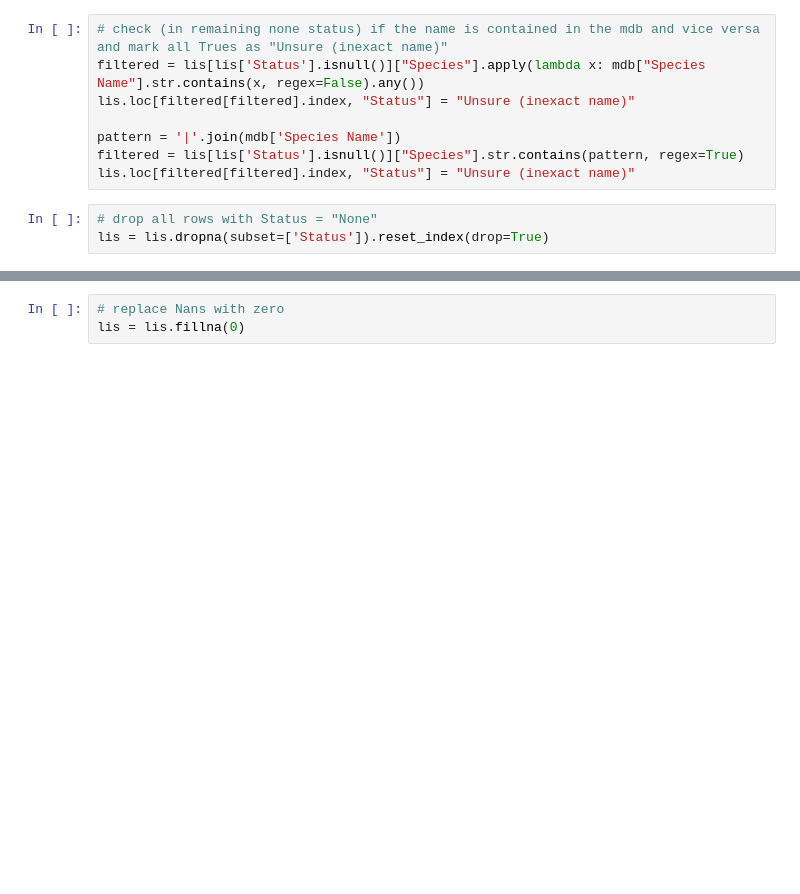
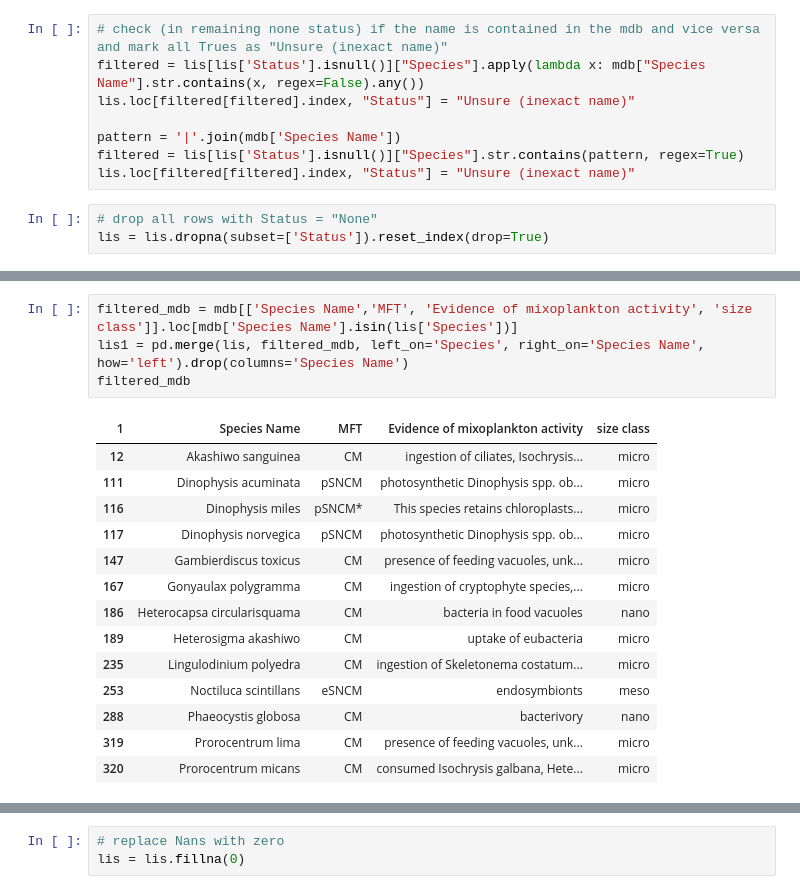
Before and after one commit to AMaher101/PlanktonClassifier, a Jupyter notebook: classifierscript.ipynb, the cells around one changed output, grey strips where cells are left out. Saved outputs shown, nothing was run; the diff lists cells and outputs as text; blank space fills up the shorter version.

```diff
--- a/classifierscript.ipynb
+++ b/classifierscript.ipynb
@@ -119 +144,20 @@ lis = lis.dropna(subset=['Status']).reset_index(drop=True)
+# %%
+filtered_mdb = mdb[['Species Name','MFT', 'Evidence of mixoplankton activity', 'size class']].loc[mdb['Species Name'].isin(lis['Species'])]
+lis1 = pd.merge(lis, filtered_mdb, left_on='Species', right_on='Species Name', how='left').drop(columns='Species Name')
+filtered_mdb
+# %% [output]
+| 1 | Species Name | MFT | Evidence of mixoplankton activity | size class |
+| 12 | Akashiwo sanguinea | CM | ingestion of ciliates, Isochrysis... | micro |
+| 111 | Dinophysis acuminata | pSNCM | photosynthetic Dinophysis spp. ob... | micro |
+| 116 | Dinophysis miles | pSNCM* | This species retains chloroplasts... | micro |
+| 117 | Dinophysis norvegica | pSNCM | photosynthetic Dinophysis spp. ob... | micro |
+| 147 | Gambierdiscus toxicus | CM | presence of feeding vacuoles, unk... | micro |
+| 167 | Gonyaulax polygramma | CM | ingestion of cryptophyte species,... | micro |
+| 186 | Heterocapsa circularisquama | CM | bacteria in food vacuoles | nano |
+| 189 | Heterosigma akashiwo | CM | uptake of eubacteria | micro |
+| 235 | Lingulodinium polyedra | CM | ingestion of Skeletonema costatum... | micro |
+| 253 | Noctiluca scintillans | eSNCM | endosymbionts | meso |
+| 288 | Phaeocystis globosa | CM | bacterivory | nano |
+| 319 | Prorocentrum lima | CM | presence of feeding vacuoles, unk... | micro |
+| 320 | Prorocentrum micans | CM | consumed Isochrysis galbana, Hete... | micro |
 # %%
```
Also changed, not shown: parts of 9 cells of this notebook.
